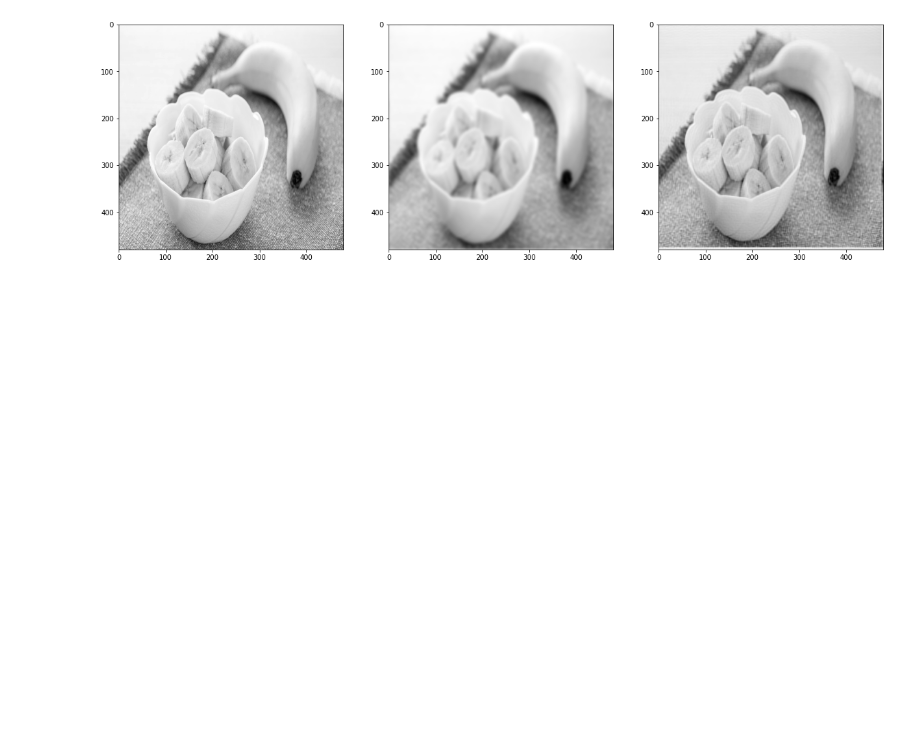
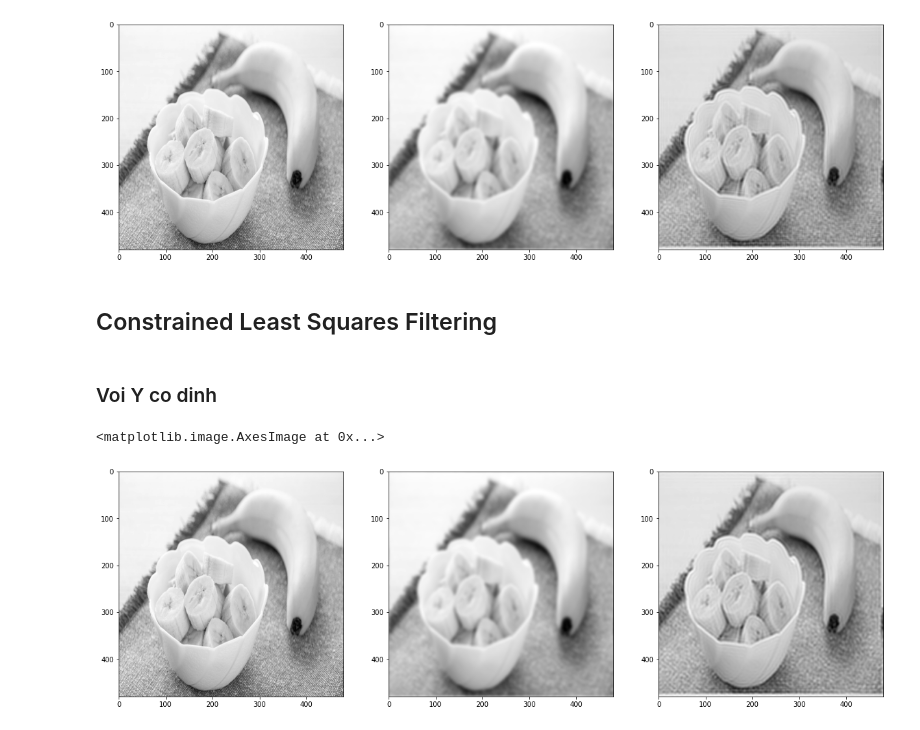
Before and after one commit to alonet14/image_processing, a Jupyter notebook: restore_image.ipynb, the cells around one changed output. Saved outputs shown, nothing was run; the diff lists cells and outputs as text; code cells hidden in the pictures; blank space fills up the shorter version.

Commit message:
clsf voi Y co dinh

```diff
--- a/restore_image.ipynb
+++ b/restore_image.ipynb
@@ -179,3 +155,38 @@ plt.imshow(f_hat, cmap='gray')
 # %% [output]
 <matplotlib.image.AxesImage at 0x...>
 [figure]
+# %% [markdown]
+## Constrained Least Squares Filtering
+# %% [markdown]
+### Voi Y co dinh
+# %%
+Y =0.0005#initial estimate of Y
+p = np.array([(0, -1, 0),
+              (-1, 4, -1),
+              (0, -1, 0)])
+p_padded = np.zeros(im_noise.shape)
+p_padded[:p.shape[0],:p.shape[1]] = np.copy(p)
+P =  (np.fft.fft2(p_padded))
+
+h_clsf = gaussian_kernel(k=13,sigma = 3)
+h_clsf_padded = np.zeros(im_noise.shape)
+h_clsf_padded[:h_clsf.shape[0], :h_clsf.shape[1]] = np.copy(h_clsf)
+H_clsf = fftn(h_clsf_padded)
+
+G_clsf = fftn(im_noise)
+
+H2 = (abs(H_clsf)**2+Y*(abs(P)**2))/np.conj(H_clsf)
+F_clsf = G_clsf/H2
+f_clsf = ifftn(F_clsf).real
+
+#plot image
+plt.figure(figsize=(20,12))
+plt.subplot(131)
+plt.imshow(f, cmap='gray')
+plt.subplot(132)
+plt.imshow(im_noise, cmap='gray')
+plt.subplot(133)
+plt.imshow(f_clsf, cmap='gray')
+# %% [output]
+<matplotlib.image.AxesImage at 0x...>
+[figure, added]
```
Also changed, not shown: parts of 3 cells of this notebook.
